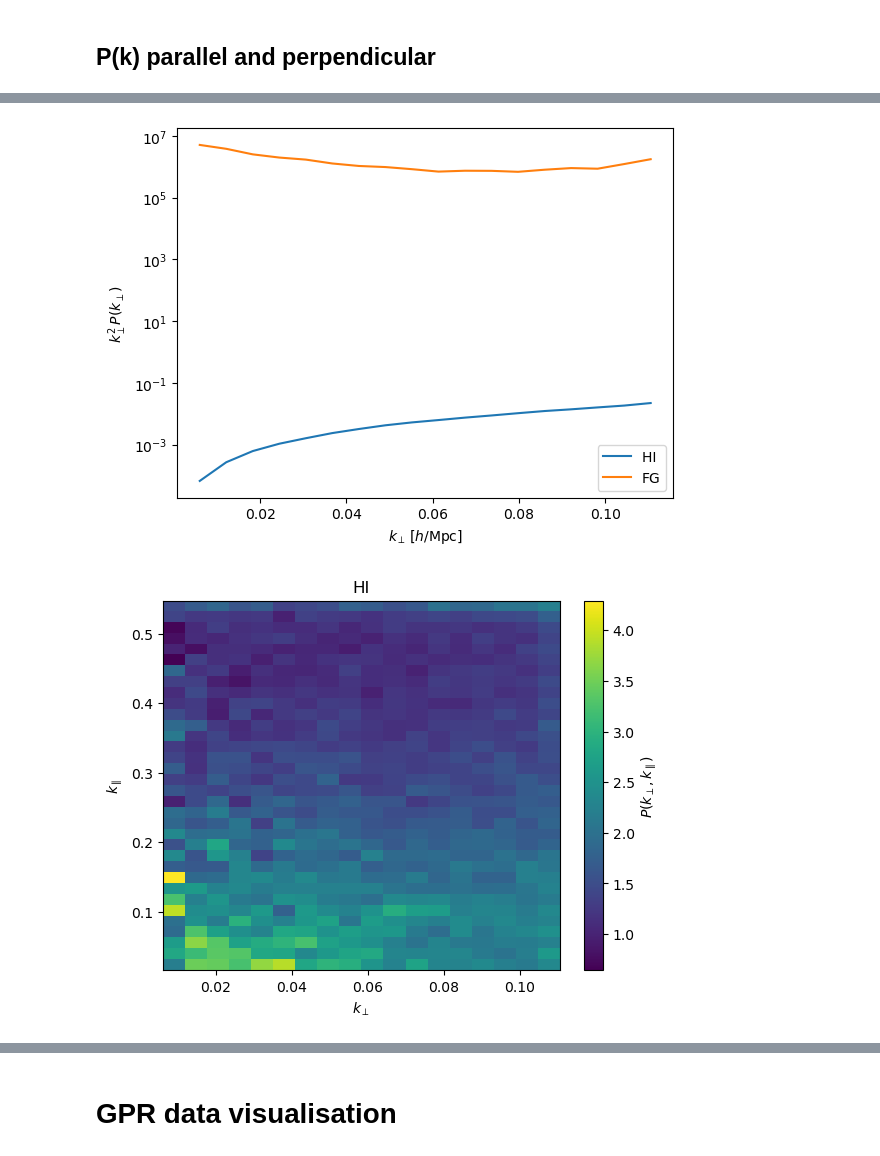
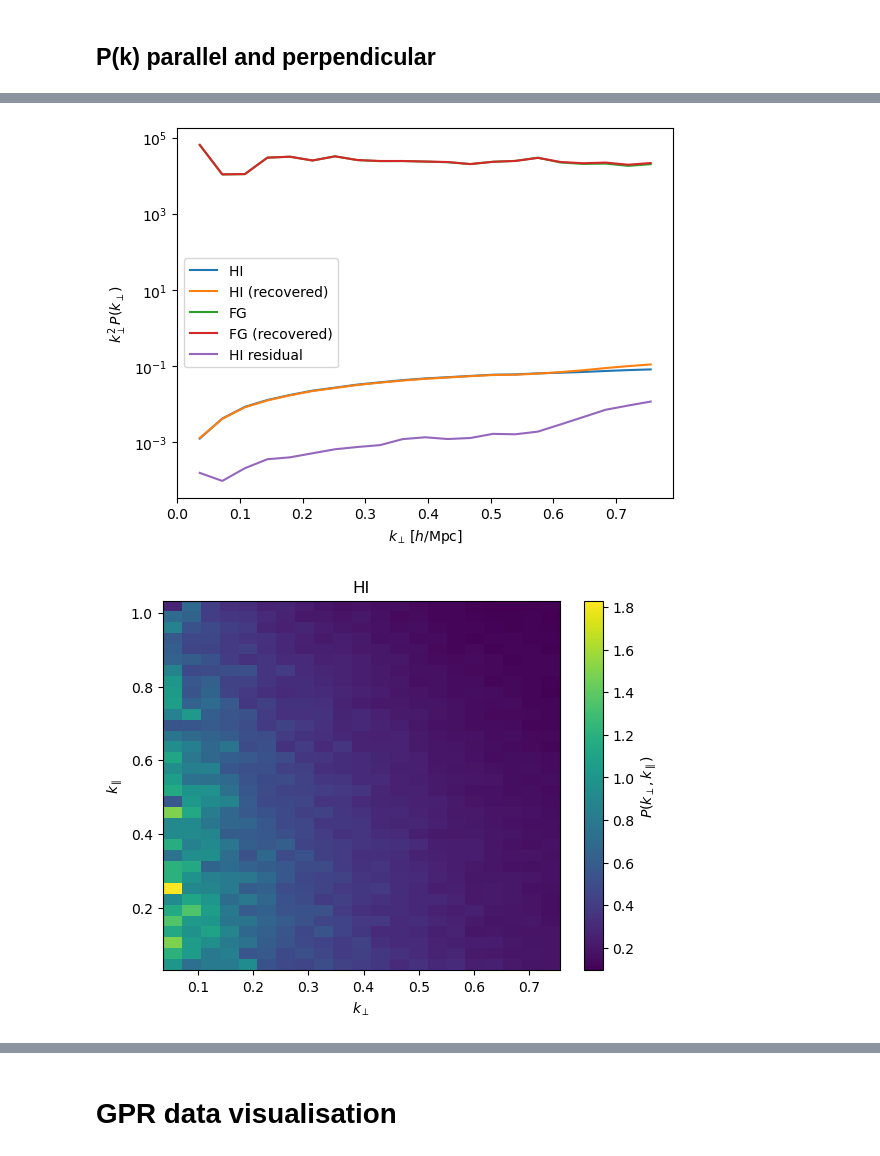
Before and after one commit to urwa99/SMICA_Paper, a Jupyter notebook: Notebooks_1/gridimp_cartesian_cube.ipynb, the cells around one changed output, grey strips where cells are left out. Drawn from its saved outputs; the diff is of its cells as text; code cells hidden in the pictures.

```diff
--- a/Notebooks_1/gridimp_cartesian_cube.ipynb
+++ b/Notebooks_1/gridimp_cartesian_cube.ipynb
@@ -78,7 +86,7 @@ Loads the celestial-frame (rotated) HI, foreground and noise maps that `SMICA.ip
 RA/Dec patch mask below (defined in celestial coordinates) selects the same patch of sky as the SMICA fit --
 the raw simulated maps are in galactic coordinates and must not be masked with this RA/Dec box directly.
 # %%
-input_path = "/datadec/cppm/shoaib/SMICA_Paper/data/UHF/"
+input_path = "/datadec/cppm/shoaib/SMICA_Paper/data/UHF"
 
 # Maps are simulated in galactic coordinates; the RA/Dec patch mask below is defined in
 # celestial coordinates (matches SMICA.ipynb). Load the celestial-rotated caches instead
@@ -88,6 +96,9 @@ hi    = np.load(f"{input_path}/rotated_hi_1042_1183.npy")[:-1]     # mK, celesti
 fgds  = np.load(f"{input_path}/rotated_fgds_1042_1183.npy")[:-1]   # mK, celestial
 noise = np.load(f"{input_path}/rotated_noise_1042_1183.npy")[:-1]  # celestial (unit scaling not addressed here, see SMICA.ipynb)
 
+hi_recovered    = np.load(f"{input_path}/hi_smica_recovered_1042_1183.npy")     # mK, celestial
+fgds_recovered  = np.load(f"{input_path}/fg_smica_recovered_1042_1183.npy")   # mK, celestial
+
 dirty = hi + fgds + noise  # HI + foregrounds + noise: the "observed" cube to be cleaned downstream
 
 assert hi.shape == (nfreqs, hp.nside2npix(nside)), hi.shape
@@ -156,9 +255,15 @@ Survey area (pixel counting): 5454.2 deg^2   (fsky = 0.1322)
 # %%
-n_fft = 64  # output grid resolution in the two transverse (nx,ny) directions
-            # nz is kept at the native frequency resolution (nfreqs) so GPR can later fit along real channels
+# nx,ny chosen separately (rather than one square n_fft) because the patch itself isn't square in
+# Mpc/h (lx != ly at this dec0) -- matching GPR's cell size (500/128=3.906 Mpc/h) on each axis
+# independently keeps voxels ~isotropic and puts our k_perp Nyquist in line with the GPR reference cube.
+# nz is kept at the native frequency resolution (nfreqs) so GPR can later fit along real channels.
+gpr_cell_size = 500.0 / 128  # Mpc/h, from Understanding_GPR's lx_g/nx_g
+nx = round((d_ref * np.cos(np.radians((decmin + decmax) / 2)) * np.radians(ramax - ramin)) / gpr_cell_size)
+ny = round((d_ref * np.radians(decmax - decmin)) / gpr_cell_size)
 
-dims_fft = grid.comoving_dims(ra_patch, dec_patch, nu, nside, ndim=(n_fft, n_fft, nfreqs))
+dims_fft = flatsky_dims(ra_patch, dec_patch, nu, d_ref, ndim=(nx, ny, nfreqs))
 lx, ly, lz, nx, ny, nz, x0, y0, z0 = dims_fft
 print(f"Box size (Mpc/h): {lx:.1f} x {ly:.1f} x {lz:.1f}")
 print(f"Grid cells: {nx} x {ny} x {nz}")
+print(f"~{lx/nx:.1f} x {ly/ny:.1f} pixel size")
 # %% [output]
@@ -204,6 +366,9 @@ fg_cube, _        = to_cartesian(fgds)
 noise_cube, _     = to_cartesian(noise)
 dirty_cube, _     = to_cartesian(dirty)
 
+hi_recovered_cube, _ = to_cartesian(hi_recovered)
+fgds_recovered_cube, _ = to_cartesian(fgds_recovered)
+
 print("Cartesian cube shape (nx,ny,nz):", hi_cube.shape)
 # %% [output]
 Cartesian regridding summary:
@@ -287,6 +478,7 @@ plt.show()
 # %% [markdown]
 ## P(k) parallel and perpendicular
 # %%
+
 from gpr4im import pk_tools as pk
 
 kmin_par = 2*np.pi/lz
@@ -309,6 +501,23 @@ hi_pk2d, nmodes2d = pk.PerpParaPk(hi_cube, nx, ny, nz, lx, ly, lz, kbins_perp, k
 fgds_pk_para, nmodes_para = pk.ParaPk(fg_cube, nx, ny, nz, lx, ly, lz, kbins_par, W_fft, W_fft)
 fgds_pk_perp, nmodes_perp = pk.PerpPk(fg_cube, nx, ny, nz, lx, ly, lz, kbins_perp, W_fft, W_fft)
 fgds_pk2d, nmodes2d = pk.PerpParaPk(fg_cube, nx, ny, nz, lx, ly, lz, kbins_perp, kbins_par, W_fft, W_fft)
+
+hi_recovered_pk_para, nmodes_para = pk.ParaPk(hi_recovered_cube, nx, ny, nz, lx, ly, lz, kbins_par, W_fft, W_fft)
+hi_recovered_pk_perp, nmodes_perp = pk.PerpPk(hi_recovered_cube, nx, ny, nz, lx, ly, lz, kbins_perp, W_fft, W_fft)
+hi_recovered_pk2d, nmodes2d = pk.PerpParaPk(hi_recovered_cube, nx, ny, nz, lx, ly, lz, kbins_perp, kbins_par, W_fft, W_fft)
+
+fgds_recovered_pk_para, nmodes_para = pk.ParaPk(fgds_recovered_cube, nx, ny, nz, lx, ly, lz, kbins_par, W_fft, W_fft)
+fgds_recovered_pk_perp, nmodes_perp = pk.PerpPk(fgds_recovered_cube, nx, ny, nz, lx, ly, lz, kbins_perp, W_fft, W_fft)
+fgds_recovered_pk2d, nmodes2d = pk.PerpParaPk(fgds_recovered_cube, nx, ny, nz, lx, ly, lz, kbins_perp, kbins_par, W_fft, W_fft)
+
+residual_pk_para, nmodes_para = pk.ParaPk(hi_cube-hi_recovered_cube, nx, ny, nz, lx, ly, lz, kbins_par, W_fft, W_fft)
+residual_pk_perp, nmodes_perp = pk.PerpPk(hi_cube-hi_recovered_cube, nx, ny, nz, lx, ly, lz, kbins_perp, W_fft, W_fft)
+residual_pk2d, nmodes2d = pk.PerpParaPk(hi_cube-hi_recovered_cube, nx, ny, nz, lx, ly, lz, kbins_perp, kbins_par, W_fft, W_fft)
+
+
+residual_fg_pk_para, nmodes_para = pk.ParaPk(fg_cube-fgds_recovered_cube, nx, ny, nz, lx, ly, lz, kbins_par, W_fft, W_fft)
+residual_fg_pk_perp, nmodes_perp = pk.PerpPk(fg_cube-fgds_recovered_cube, nx, ny, nz, lx, ly, lz, kbins_perp, W_fft, W_fft)
+residual_fg_pk2d, nmodes2d = pk.PerpParaPk(fg_cube-fgds_recovered_cube, nx, ny, nz, lx, ly, lz, kbins_perp, kbins_par, W_fft, W_fft)
 # %% [output]
 Calculating P(k_perp,k_para)...
 
@@ -316,6 +533,9 @@ Calculating P(k_perp,k_para)...
 # %%
 plt.plot(kpar_c, kpar_c*hi_pk_para, label='HI ')
+plt.plot(kpar_c, kpar_c*hi_recovered_pk_para, label='HI (recovered)')
 plt.plot(kpar_c, kpar_c*fgds_pk_para, label='FG')
+plt.plot(kpar_c, kpar_c*fgds_recovered_pk_para, label='FG (recovered)')
+plt.plot(kpar_c, kpar_c*residual_pk_para, label='HI residual')
 plt.xlabel(r'$k_\parallel\,[h/\mathrm{Mpc}]$'); plt.ylabel(r'$k_\parallel P(k_\parallel)$')
 plt.yscale('log')
 # plt.xscale('log')
@@ -323,7 +543,10 @@ plt.legend()
 plt.show()
 
 plt.plot(kperp_c, kperp_c**2*hi_pk_perp, label='HI ')
+plt.plot(kperp_c, kperp_c**2*hi_recovered_pk_perp, label='HI (recovered)')
 plt.plot(kperp_c, kperp_c**2*fgds_pk_perp, label='FG')
+plt.plot(kperp_c, kperp_c**2*fgds_recovered_pk_perp, label='FG (recovered)')
+plt.plot(kperp_c, kperp_c**2*residual_pk_perp, label='HI residual')
 plt.xlabel(r'$k_\perp\,[h/\mathrm{Mpc}]$'); plt.ylabel(r'$k_\perp^2 P(k_\perp)$')
 plt.yscale('log')
 plt.legend()
@@ -343,2 +566,2 @@ plt.show()
-[figure, old version]
+[figure, new version]
-[figure, old version]
+[figure, new version]
```
Also changed, not shown: parts of 28 cells of this notebook.
